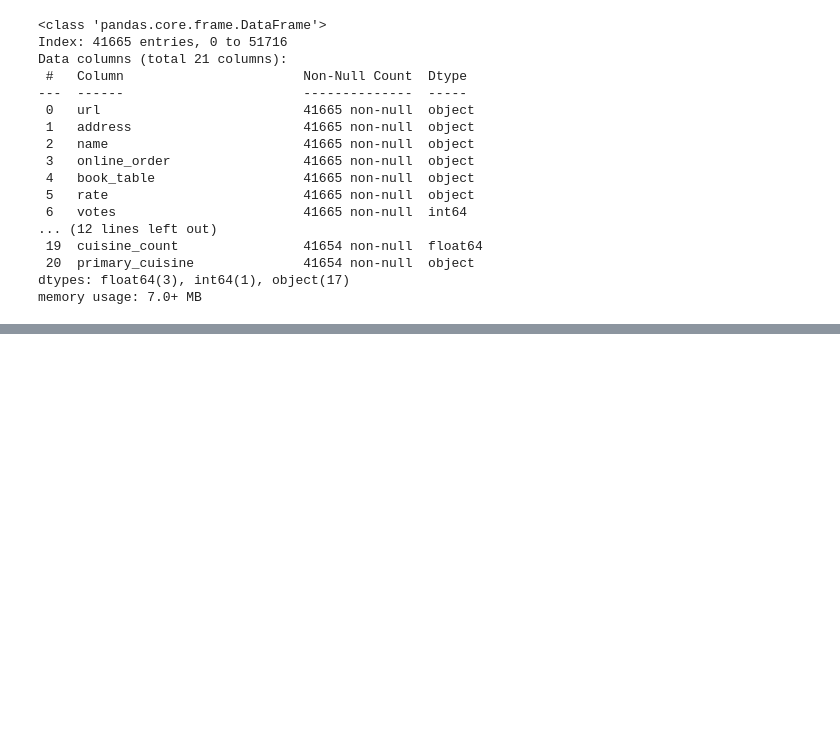
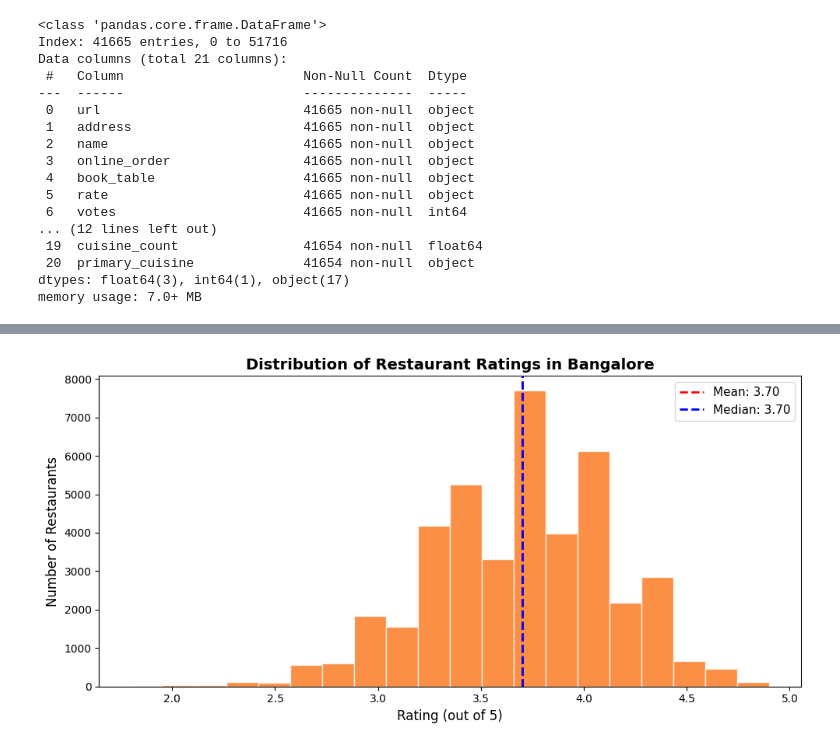
Before and after one commit to vikranthrach/IIT-Patna--AI-and-ML-Course, a Jupyter notebook: B2_EDA_Workshop.ipynb, the cells around one changed output, grey strips where cells are left out. Saved outputs shown, nothing was run; the diff lists cells and outputs as text; code cells hidden in the pictures; blank space fills up the shorter version.

```diff
--- a/B2_EDA_Workshop.ipynb
+++ b/B2_EDA_Workshop.ipynb
@@ -319,0 +332,18 @@ memory usage: 7.0+ MB
+# %%
+# Rating distribution
+fig, ax = plt.subplots(figsize=(10, 5))
+
+ax.hist(df_rated['rating'], bins=20, color='#f97316', edgecolor='white', alpha=0.8)
+ax.axvline(df_rated['rating'].mean(), color='red', linestyle='--', lw=2,
+           label=f"Mean: {df_rated['rating'].mean():.2f}")
+ax.axvline(df_rated['rating'].median(), color='blue', linestyle='--', lw=2,
+           label=f"Median: {df_rated['rating'].median():.2f}")
+
+ax.set_xlabel("Rating (out of 5)", fontsize=12)
+ax.set_ylabel("Number of Restaurants", fontsize=12)
+ax.set_title("Distribution of Restaurant Ratings in Bangalore", fontsize=14, fontweight='bold')
+ax.legend(fontsize=11)
+plt.tight_layout()
+plt.show()
+# %% [output]
+[figure, added]
```
Also changed, not shown: parts of 28 cells of this notebook.
